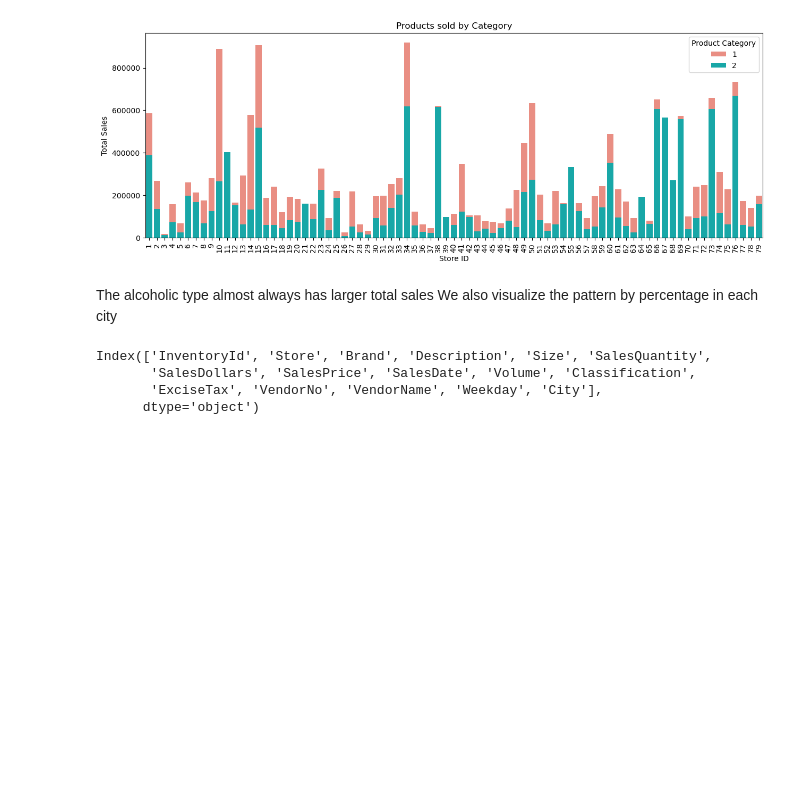
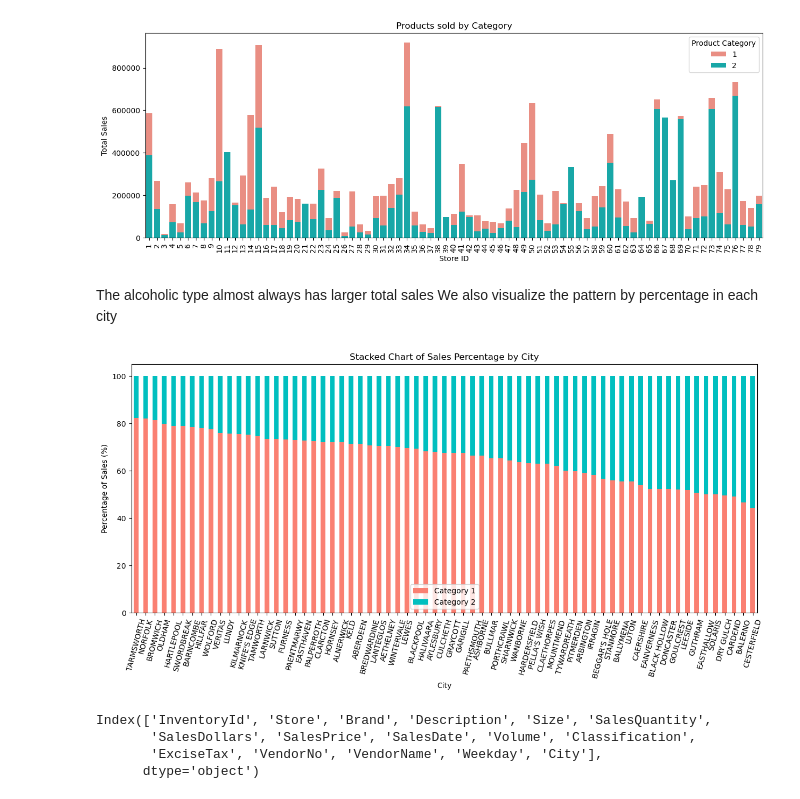
Before and after one commit to Leullque/ece143_group10, a Jupyter notebook: visualization.ipynb, the cells around one changed output. Drawn from its saved outputs; the diff is of its cells as text; code cells hidden in the pictures; blank space fills up the shorter version.

Commit message:
merge plots

```diff
--- a/visualization.ipynb
+++ b/visualization.ipynb
@@ -266,6 +266,35 @@ plt.show()
 # %% [markdown]
 The alcoholic type almost always has larger total sales</br>
 We also visualize the pattern by percentage in each city
+# %%
+# get the percentage by product category in each city
+product_city = df_sale.groupby(['City', 'Classification'])[['SalesDollars']].agg({'SalesDollars': 'sum'}).reset_index()
+product_city['percentage'] = product_city.groupby('City')['SalesDollars'].apply(lambda x: x / x.sum() * 100).values
+
+# product_city_pivot = product_city.pivot(index='City', columns='Classification', values='percentage').fillna(0)
+# product_city_pivot.plot(kind='bar', stacked=True, figsize=(20, 6), color=[custom_palette[1], custom_palette[2]])
+# plt.xlabel('City')
+# plt.ylabel('Percentage of Sales (%)')
+# plt.title('Percentage of Sales by City and Classification')
+# plt.xticks(rotation=75)
+# plt.legend(title='Product Category')
+# plt.show()
+
+# plot the sorted percentage
+category_1_percentage = product_city[product_city['Classification'] == 1][['City', 'percentage']]
+category_1_percentage = category_1_percentage.sort_values(by='percentage', ascending=False)
+merged_percentage = category_1_percentage.merge(product_city[product_city['Classification'] == 2][['City', 'percentage']], on='City', suffixes=('_1', '_2'))
+fig, ax = plt.subplots(figsize=(15, 6))
+merged_percentage.set_index('City').plot(kind='bar', stacked=True, ax=ax, color=['salmon', 'c'])
+
+plt.xlabel("City")
+plt.ylabel("Percentage of Sales (%)")
+plt.title("Stacked Chart of Sales Percentage by City")
+plt.legend(["Category 1", "Category 2"])
+plt.xticks(rotation=75)
+plt.show()
+# %% [output]
+[figure, added]
 # %%
 df_sale.columns
 # %% [output]
```
Also changed, not shown: parts of 1 cell of this notebook.
